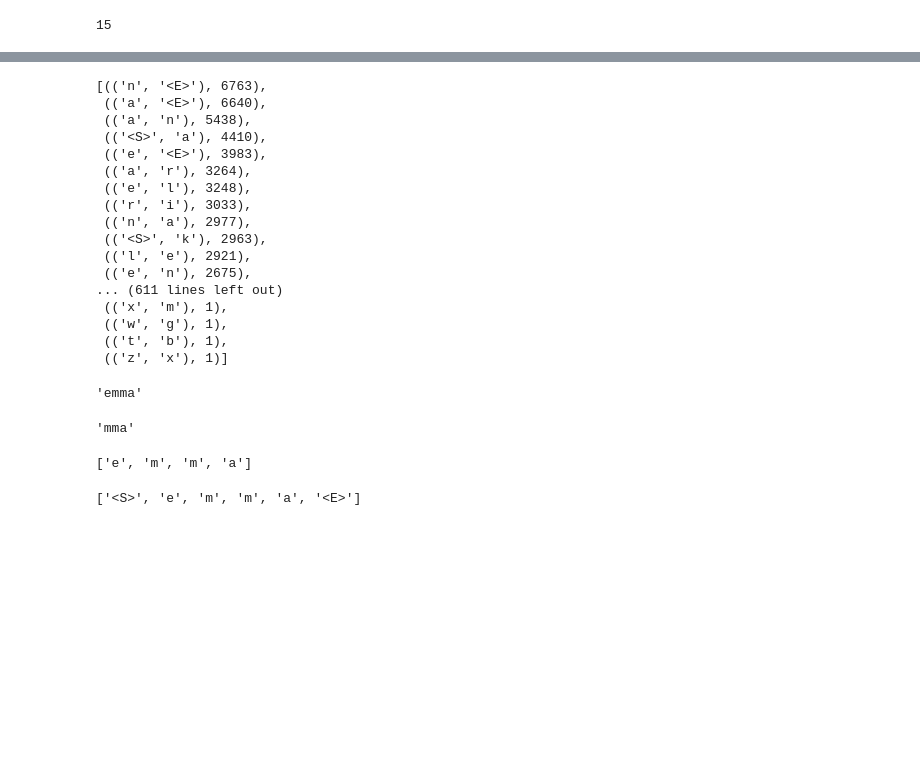
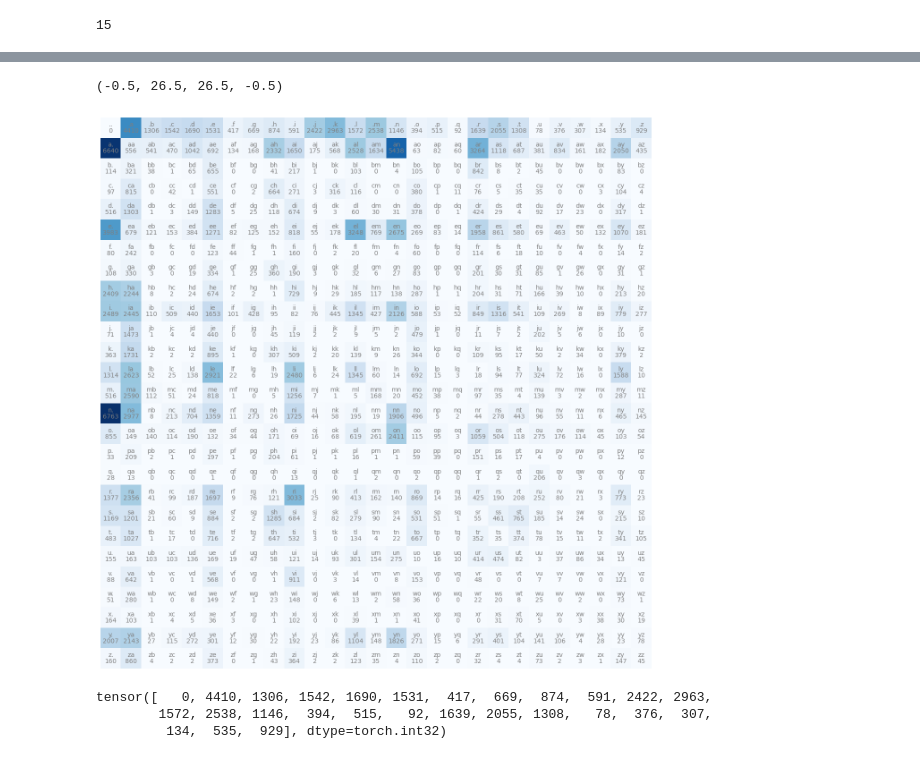
Before and after one commit to patrickmgebhard/makemore, a Jupyter notebook: makemore.ipynb, the cells around one changed output, grey strips where cells are left out. Drawn from its saved outputs; the diff is of its cells as text; code cells hidden in the pictures; blank space fills up the shorter version.

```diff
--- a/makemore.ipynb
+++ b/makemore.ipynb
@@ -27,0 +81,10 @@ max(len(w) for w in words)
+# %%
+# putting b in a 28 x 28 (26 letters + <S> + <E>) pytorch array in which the row is the first character and the columns are the second character
+#TODO understand what exactly a 32 bit integer is
+N = torch.zeros((27, 27), dtype=torch.int32)
+# %%
+# this is a list with all the characters in words
+chars = sorted(list(set(''.join(words))))
+stoi = {s:i+1 for i,s in enumerate(chars)}
+stoi['.'] = 0
+itos = {i:s for s,i in stoi.items()}
@@ -28,48 +111,31 @@ max(len(w) for w in words)
 # %%
 # this works because zip takes two iterables (strings in this case) and then returns tuples of those and stops when the shorter one ends
-b = {}
 for w in words:
     # the next line is needed so that we also use the info of the start and end character
-    chs = ['<S>'] + list(w) + ['<E>']
+    chs = ['.'] + list(w) + ['.']
     for ch1, ch2 in zip(chs, chs[1:]):
-        # which character tuple aka bigram are we dealing with
-        bigram = (ch1, ch2)
-        # increase the count of this bigram in the dictionary, if none is found 0 is returned
-        b[bigram] = b.get(bigram, 0) + 1
+        ix1 = stoi[ch1]
+        ix2 = stoi[ch2]
+        N[ix1, ix2] += 1
-# %%
-#TODO don't get this at all; sorting the bigrams
-sorted(b.items(), key = lambda kv: -kv[1])
-# %% [output]
-[(('n', '<E>'), 6763),
- (('a', '<E>'), 6640),
- (('a', 'n'), 5438),
- (('<S>', 'a'), 4410),
- (('e', '<E>'), 3983),
- (('a', 'r'), 3264),
- (('e', 'l'), 3248),
- (('r', 'i'), 3033),
- (('n', 'a'), 2977),
- (('<S>', 'k'), 2963),
- (('l', 'e'), 2921),
- (('e', 'n'), 2675),
-... (611 lines left out)
- (('x', 'm'), 1),
- (('w', 'g'), 1),
- (('t', 'b'), 1),
- (('z', 'x'), 1)]
-# %%
-w
-# %% [output]
-'emma'
-# %%
-w[1:]
-# %% [output]
-'mma'
-# %%
-list(w)
-# %% [output]
-['e', 'm', 'm', 'a']
-# %%
-chs
-# %% [output]
-['<S>', 'e', 'm', 'm', 'a', '<E>']
+# %%
+import matplotlib.pyplot as plt
+%matplotlib inline
+
+plt.figure(figsize=(16,16))
+plt.imshow(N, cmap='Blues')
+for i in range(27):
+    for j in range(27):
+        chstr = itos[i] + itos[j]
+        plt.text(j, i, chstr, ha="center", va="bottom", color='gray')
+        plt.text(j, i, N[i, j].item(), ha="center", va="top", color='gray')
+plt.axis('off')
+# %% [output]
+(-0.5, 26.5, 26.5, -0.5)
+[figure, added]
+# %%
+# N[0] = N[0, :] are the same
+N[0]
+# %% [output]
+tensor([   0, 4410, 1306, 1542, 1690, 1531,  417,  669,  874,  591, 2422, 2963,
+        1572, 2538, 1146,  394,  515,   92, 1639, 2055, 1308,   78,  376,  307,
+         134,  535,  929], dtype=torch.int32)
```
Also changed, not shown: parts of 6 cells of this notebook.
